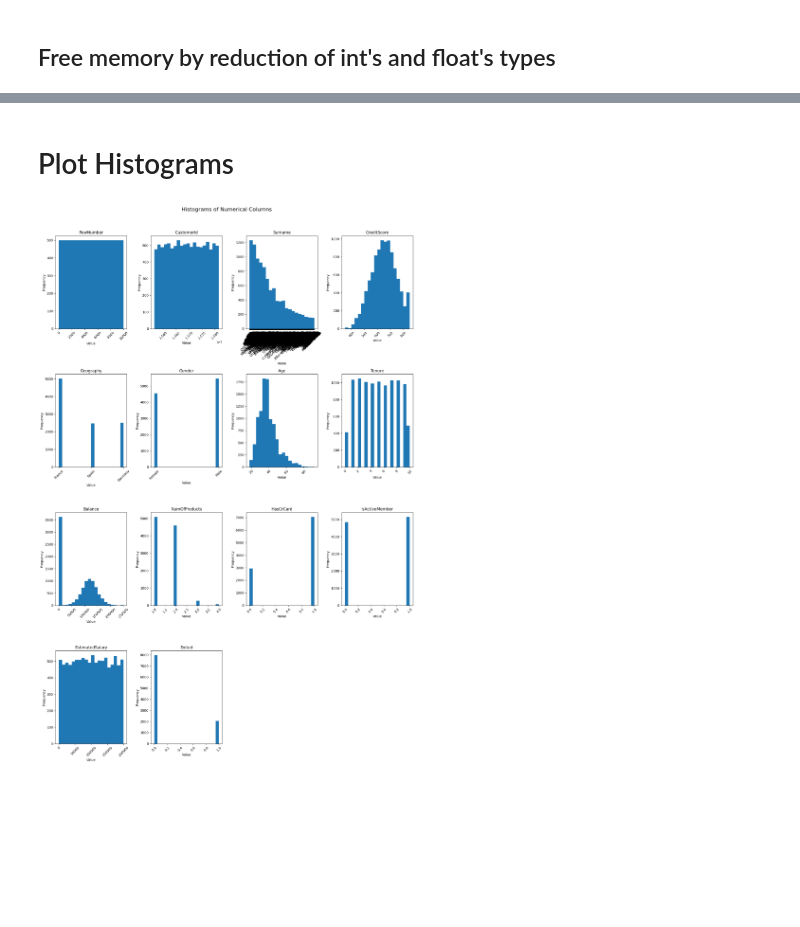
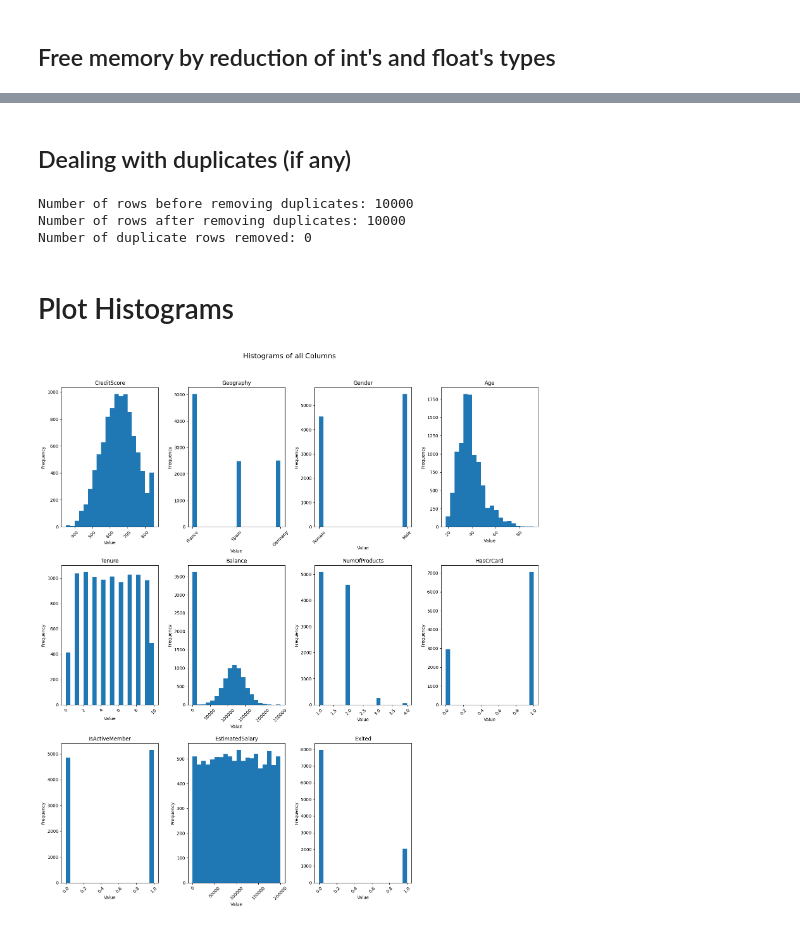
Before and after one commit to manor-s/DS-course-project-4, a Jupyter notebook: EDA/EDA.ipynb, the cells around one changed output, grey strips where cells are left out. Saved outputs shown, nothing was run; the diff lists cells and outputs as text; code cells hidden in the pictures; blank space fills up the shorter version.

Commit message:
Added plotting and summary

```diff
--- a/EDA/EDA.ipynb
+++ b/EDA/EDA.ipynb
@@ -107,35 +106,52 @@ print(churn.memory_usage(deep=True).sum())
+# %% [markdown]
+## Dealing with duplicates (if any)
+# %%
+rows_before = churn.shape[0]
+print(f"Number of rows before removing duplicates: {rows_before}")
+
+# Remove duplicates
+churn = churn.drop_duplicates()
+
+rows_after = churn.shape[0]
+print(f"Number of rows after removing duplicates: {rows_after}")
+
+print(f"Number of duplicate rows removed: {rows_before - rows_after}")
+# %% [output]
+Number of rows before removing duplicates: 10000
+Number of rows after removing duplicates: 10000
+Number of duplicate rows removed: 0
 # %% [markdown]
 # Plot Histograms
 # %%
 import matplotlib.pyplot as plt
 import numpy as np
 
 # Set number of columns and dynamic rows for subplots based on 256 variables
 n_cols = 4  # Customize as needed (number of columns of subplots)
-n_rows = int(np.ceil(len(churn.columns) / n_cols))  # Dynamically calculate rows
+n_rows = int(np.ceil((len(churn.columns) - 3) / n_cols))  # Dynamically calculate rows
 
 # Adjust figure size to accommodate all subplots
 fig, ax = plt.subplots(n_rows, n_cols, figsize=(n_cols * 4, n_rows * 6))
 ax = ax.flatten()  # Flatten the axis array to easily iterate over
 
 # Loop through columns and create histograms
-for i, col in enumerate(churn.columns):
+for i, col in enumerate(churn.columns[3:]):
     churn[col].hist(ax=ax[i], bins=20, grid=False)  # Plot each histogram
     ax[i].set_title(col)  # Set title as the column name
     ax[i].set_ylabel('Frequency')
     ax[i].set_xlabel('Value')
 
     # Rotate x-axis labels for better readability
     for label in ax[i].get_xticklabels():
         label.set_rotation(45)
 
 # Remove empty subplots if there are any
 for j in range(i + 1, len(ax)):
     fig.delaxes(ax[j])
 
 # Add a super title for the entire figure
 plt.suptitle('Histograms of all Columns', fontsize=16)
 plt.tight_layout(rect=[0, 0, 1, 0.96])  # Adjust layout so the title fits
 plt.show()
 # %% [output]
-[figure, old version]
+[figure, new version]
```
Also changed, not shown: parts of 10 cells of this notebook.
